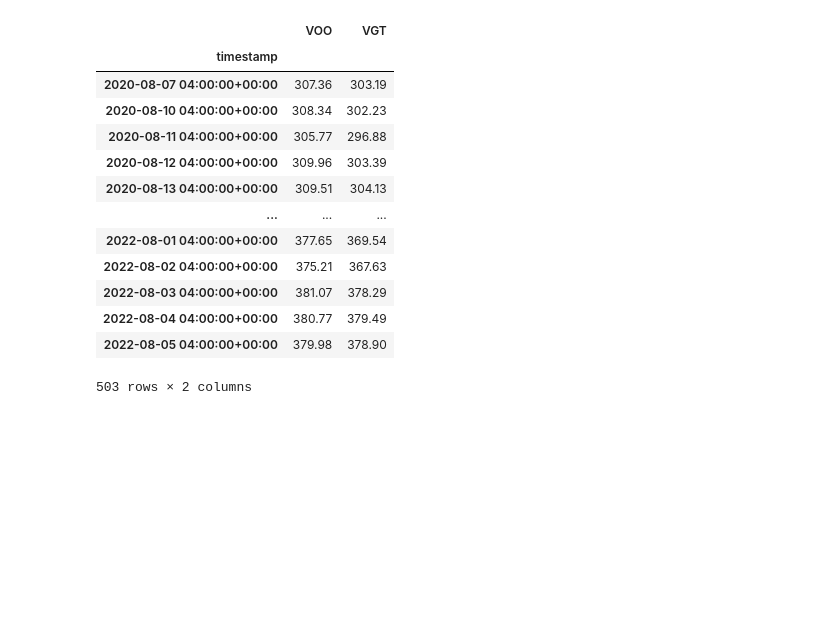
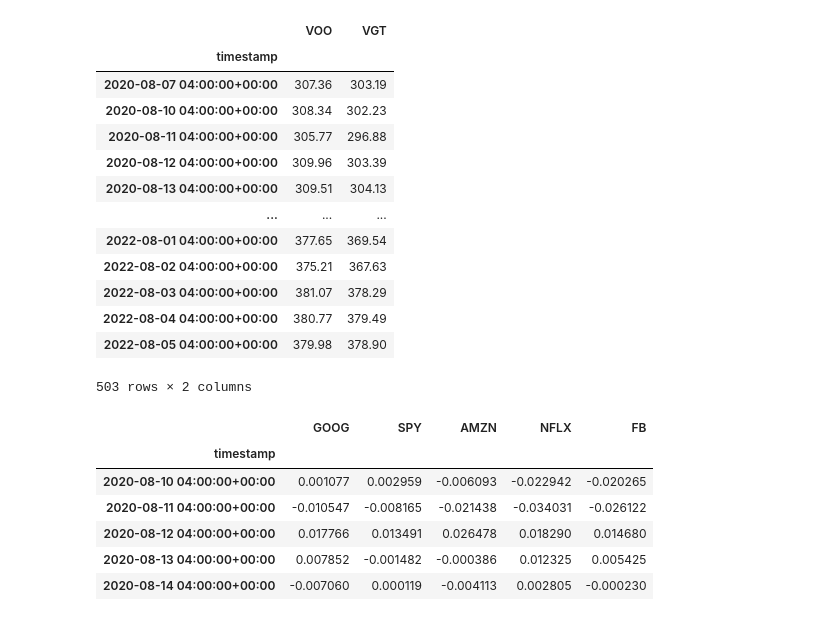
Before and after one commit to briabr/fintech-project1-invetsment-market-analysis, a Jupyter notebook: api.ipynb, the cells around one changed output. Saved outputs shown, nothing was run; the diff lists cells and outputs as text; code cells hidden in the pictures; blank space fills up the shorter version.

Commit message:
daily returns calculated

```diff
--- a/api.ipynb
+++ b/api.ipynb
@@ -232,3 +232,15 @@ new_etf_close
 | 2022-08-04 04:00:00+00:00 | 380.77 | 379.49 |
 | 2022-08-05 04:00:00+00:00 | 379.98 | 378.90 |
 503 rows × 2 columns
+# %%
+# convert the dataframe of NAVs and prices to daily returns
+daily_returns = new_tech_data.pct_change().dropna()
+daily_returns.head()
+# %% [output]
+|  | GOOG | SPY | AMZN | NFLX | FB |
+| timestamp |  |  |  |  |  |
+| 2020-08-10 04:00:00+00:00 | 0.001077 | 0.002959 | -0.006093 | -0.022942 | -0.020265 |
+| 2020-08-11 04:00:00+00:00 | -0.010547 | -0.008165 | -0.021438 | -0.034031 | -0.026122 |
+| 2020-08-12 04:00:00+00:00 | 0.017766 | 0.013491 | 0.026478 | 0.018290 | 0.014680 |
+| 2020-08-13 04:00:00+00:00 | 0.007852 | -0.001482 | -0.000386 | 0.012325 | 0.005425 |
+| 2020-08-14 04:00:00+00:00 | -0.007060 | 0.000119 | -0.004113 | 0.002805 | -0.000230 |
```
Also changed, not shown: parts of 1 cell of this notebook, 1 other file.
